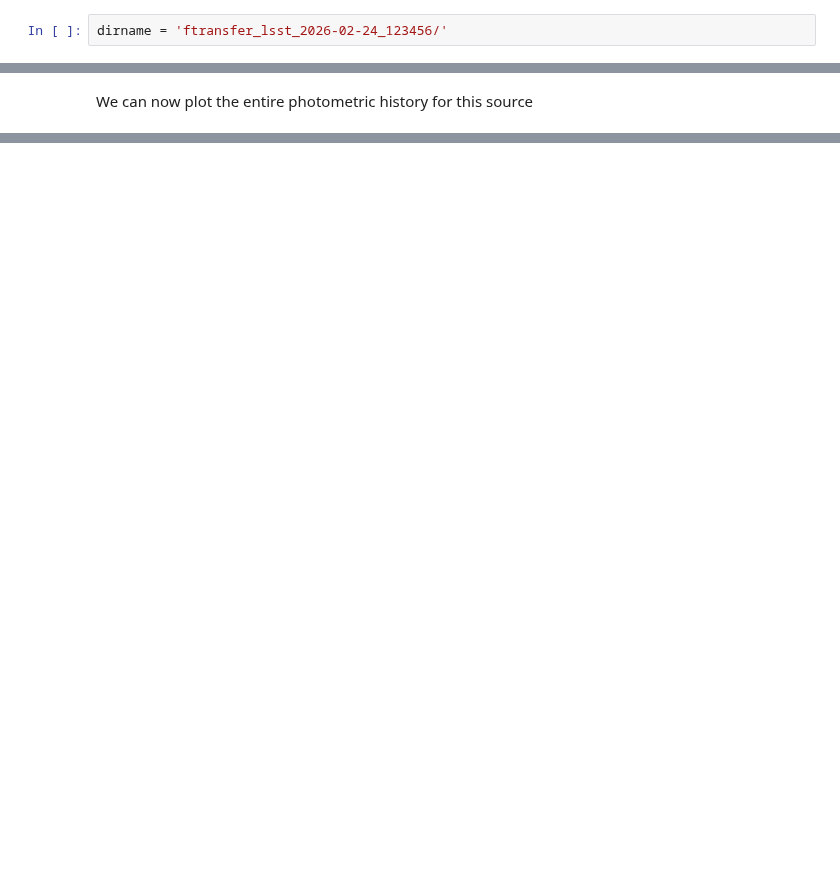
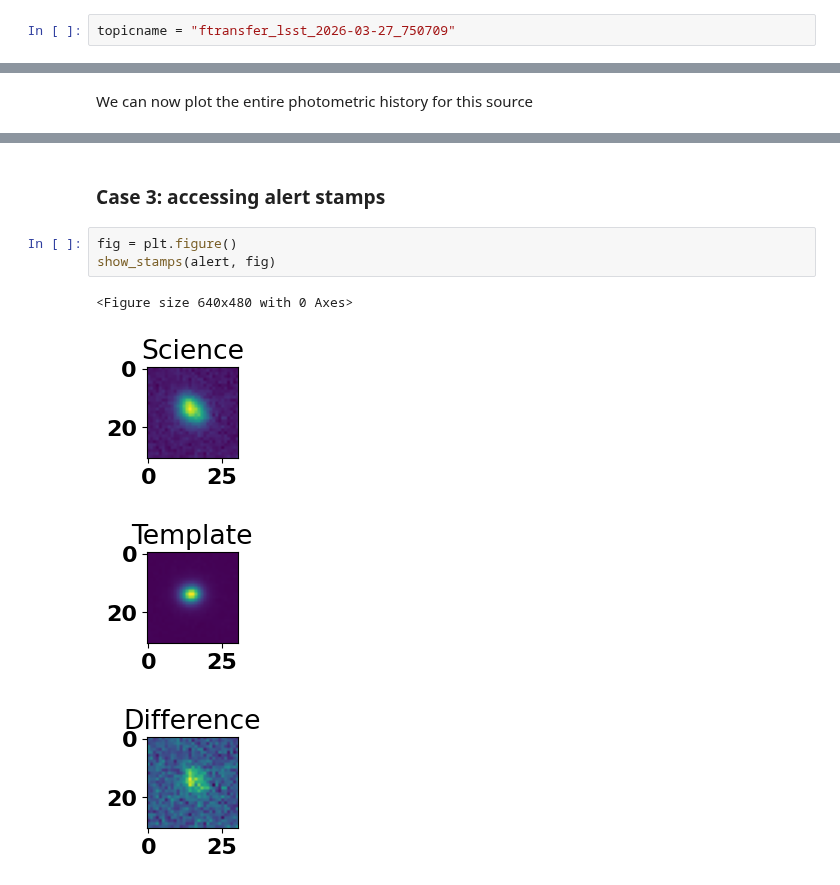
Before and after one commit to astrolabsoftware/fink-tutorials, a Jupyter notebook: lsst/data_transfer/Fink_lsst_data_transfer.ipynb, the cells around one changed output, grey strips where cells are left out. Cells and saved outputs as stored; diff of their text form; blank space fills up the shorter version.

```diff
--- a/lsst/data_transfer/Fink_lsst_data_transfer.ipynb
+++ b/lsst/data_transfer/Fink_lsst_data_transfer.ipynb
@@ -31,5 +40,5 @@ from fink_client.visualisation import read_parquet
 # %% [markdown]
 Suppose that the result of your query to the data transfer service is store in a directory named ...
 # %%
-dirname = 'ftransfer_lsst_2026-02-24_123456/'
+topicname = "ftransfer_lsst_2026-03-27_750709"
 # %%
@@ -165,0 +105,10 @@ plt.show()
+# %% [markdown]
+### Case 3: accessing alert stamps
+# %%
+fig = plt.figure()
+show_stamps(alert, fig)
+# %% [output]
+<Figure size 640x480 with 0 Axes>
+[figure, added]
+[figure, added]
+[figure, added]
```
Also changed, not shown: parts of 16 cells of this notebook, 47 other files.
